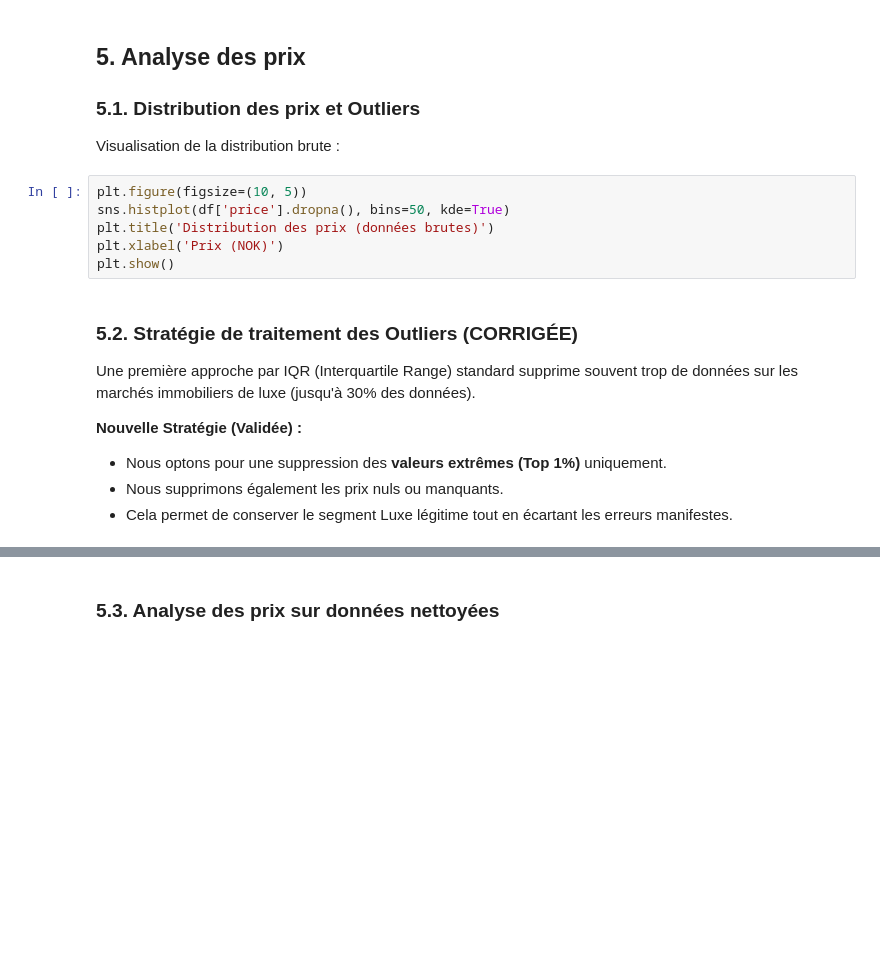
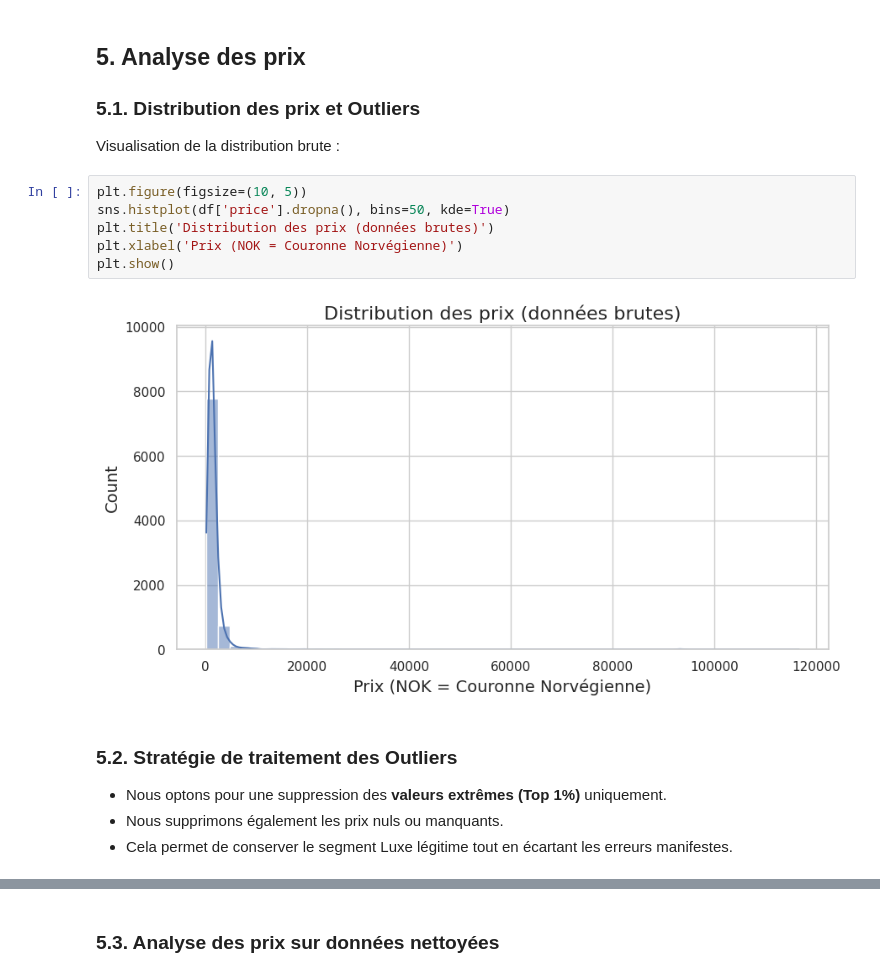
Before and after one commit to PercyaDJ/dossier-iae, a Jupyter notebook: oslo_airbnb_EDA.ipynb, the cells around one changed output, grey strips where cells are left out. Saved outputs shown, nothing was run; the diff lists cells and outputs as text; blank space fills up the shorter version.

```diff
--- a/oslo_airbnb_EDA.ipynb
+++ b/oslo_airbnb_EDA.ipynb
@@ -109,14 +172,13 @@ Visualisation de la distribution brute :
 # %%
 plt.figure(figsize=(10, 5))
 sns.histplot(df['price'].dropna(), bins=50, kde=True)
 plt.title('Distribution des prix (données brutes)')
-plt.xlabel('Prix (NOK)')
+plt.xlabel('Prix (NOK = Couronne Norvégienne)')
 plt.show()
+# %% [output]
+[figure, added]
 # %% [markdown]
-### 5.2. Stratégie de traitement des Outliers (CORRIGÉE)
-Une première approche par IQR (Interquartile Range) standard supprime souvent trop de données sur les marchés immobiliers de luxe (jusqu'à 30% des données).
-
-**Nouvelle Stratégie (Validée) :**
+### 5.2. Stratégie de traitement des Outliers
 - Nous optons pour une suppression des **valeurs extrêmes (Top 1%)** uniquement.
 - Nous supprimons également les prix nuls ou manquants.
 - Cela permet de conserver le segment Luxe légitime tout en écartant les erreurs manifestes.
```
Also changed, not shown: parts of 24 cells of this notebook.
